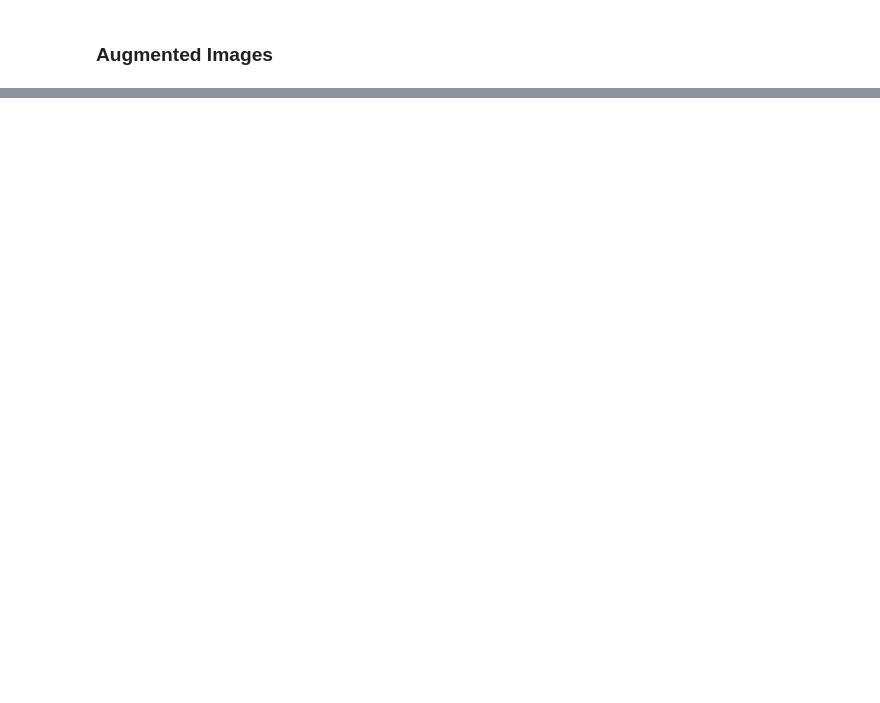
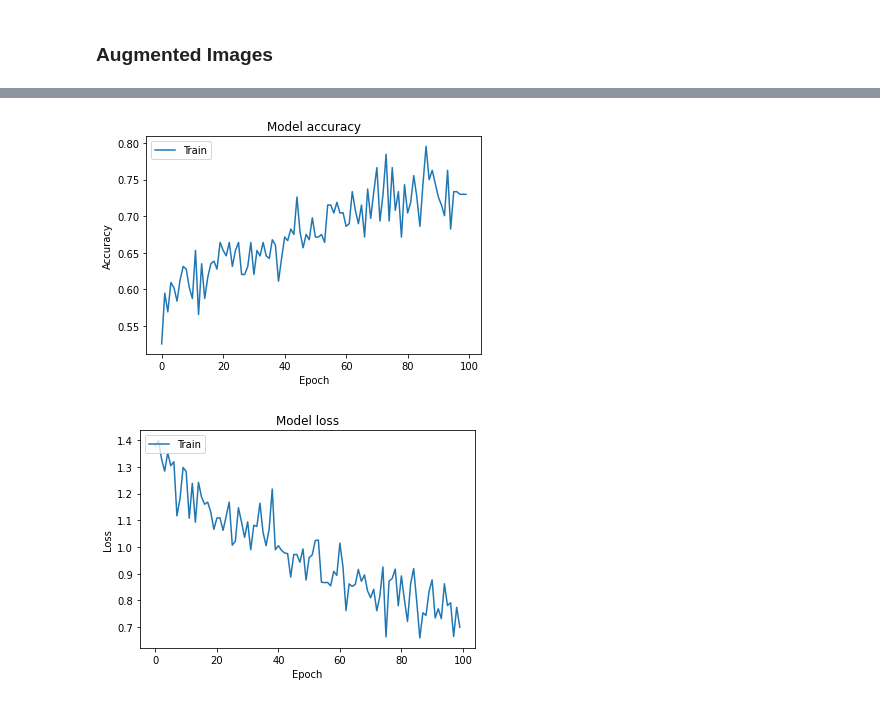
Before and after one commit to TivsLThree/FlagCNN, a Jupyter notebook: CNN/FlagCNN.ipynb, the cells around one changed output, grey strips where cells are left out. Drawn from its saved outputs; the diff is of its cells as text; code cells hidden in the pictures; blank space fills up the shorter version.

```diff
--- a/CNN/FlagCNN.ipynb
+++ b/CNN/FlagCNN.ipynb
@@ -88,22 +236,27 @@ cnn.compile(loss="categorical_crossentropy", optimizer='adam', metrics = ['accur
+# %%
+history = cnn.fit_generator(train_gen, steps_per_epoch= images.shape[0] // 32, epochs=100, validation_data=valid_gen, validation_steps=len(images));
 # %%
-history = cnn.fit_generator(train_gen, steps_per_epoch=10, epochs=12, validation_data=valid_gen, validation_steps=len(images));
+
 
 # Plot training & validation accuracy values
 plt.plot(history.history['accuracy'])
-plt.plot(history.history['val_accuracy'])
+#plt.plot(history.history['val_accuracy'])
 plt.title('Model accuracy')
 plt.ylabel('Accuracy')
 plt.xlabel('Epoch')
 plt.legend(['Train', 'Validation'], loc='upper left')
 plt.show()
 
 # Plot training & validation loss values
 plt.plot(history.history['loss'])
-plt.plot(history.history['val_loss'])
+#plt.plot(history.history['val_loss'])
 plt.title('Model loss')
 plt.ylabel('Loss')
 plt.xlabel('Epoch')
 plt.legend(['Train', 'Validation'], loc='upper left')
 plt.show()
 
 #cnn.save("flag_cnn.h5")
+# %% [output]
+[figure, added]
+[figure, added]
```
Also changed, not shown: parts of 15 cells of this notebook.
